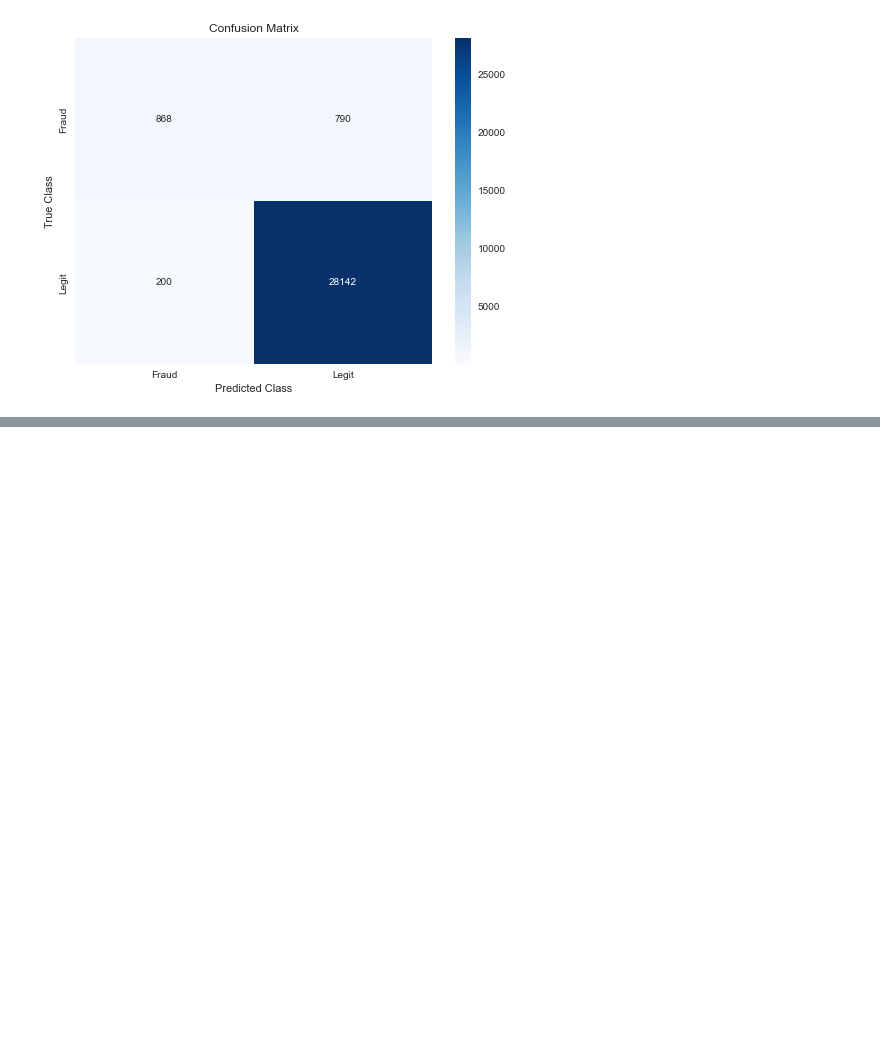
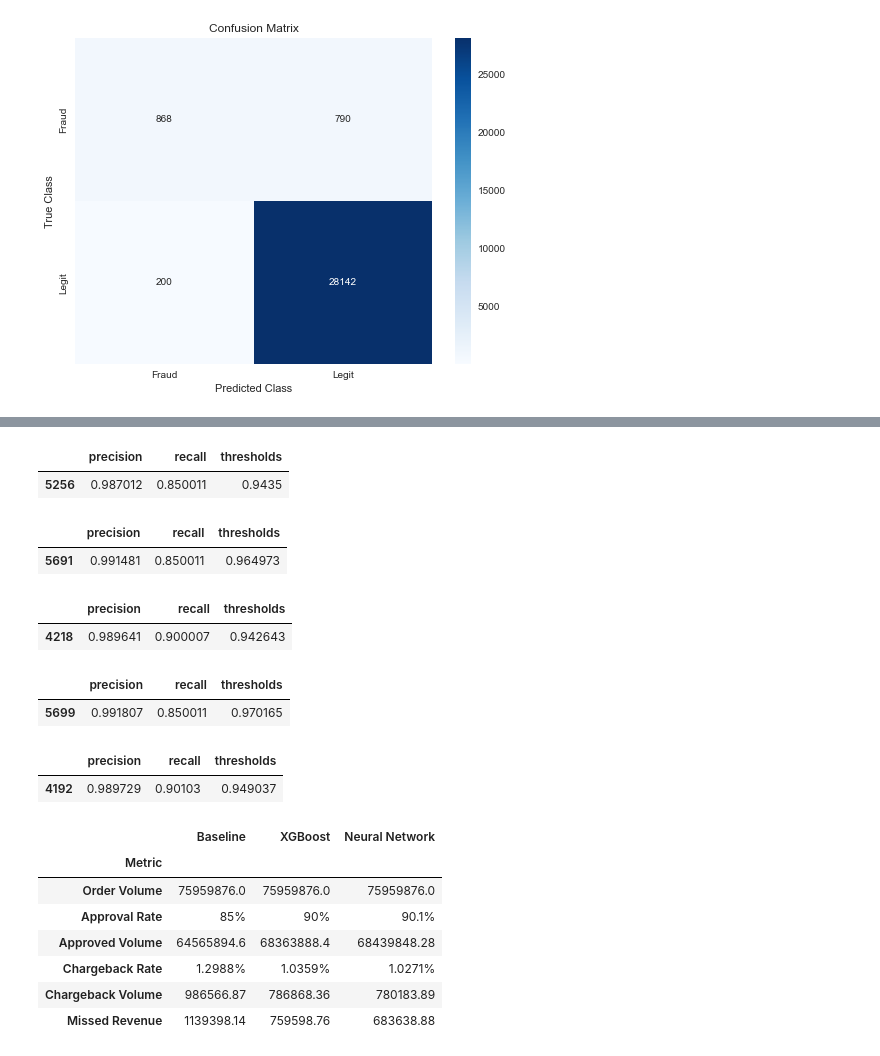
Before and after one commit to feifeikong/Fraud_Detection_Capstone, a Jupyter notebook: Capstone 3 - Preprocessing & Modeling.ipynb, the cells around one changed output, grey strips where cells are left out. Saved outputs shown, nothing was run; the diff lists cells and outputs as text; code cells hidden in the pictures; blank space fills up the shorter version.

Commit message:
added baseline model, business impact/comparison of models

```diff
--- a/Capstone 3 - Preprocessing & Modeling.ipynb
+++ b/Capstone 3 - Preprocessing & Modeling.ipynb
@@ -376,0 +447,8 @@ plt.show()
+# %%
+#baseline model - approve 85% of the orders, calculate chargebacks
+#find threshold where recall = 0.85
+
+base_pred[base_pred.recall >= 0.85].head(1)
+# %% [output]
+|  | precision | recall | thresholds |
+| 5256 | 0.987012 | 0.850011 | 0.9435 |
@@ -376,0 +459,5 @@ plt.show()
+# %%
+model_compare = pd.DataFrame()
+
+model_compare['Metric'] = ['Order Volume', 'Approval Rate', 'Approved Volume', 'Chargeback Rate', 'Chargeback Volume', 'Missed Revenue']
+model_compare['Baseline'] = [X_test.transaction_amt.sum(), '85%', round(X_test.transaction_amt.sum()*0.85, 2), '1.2988%', round(X_test.transaction_amt.sum()*0.012988, 2), round(X_test.transaction_amt.sum()*0.015, 2)]
@@ -376,0 +475,19 @@ plt.show()
+# %%
+#find threshold where recall = 0.85 and compare precision
+
+xgb_pred[xgb_pred.recall >= 0.85].head(1)
+# %% [output]
+|  | precision | recall | thresholds |
+| 5691 | 0.991481 | 0.850011 | 0.964973 |
+# %%
+#increase recall to 0.9
+
+xgb_pred[xgb_pred.recall >= 0.9].head(1)
+# %% [output]
+|  | precision | recall | thresholds |
+| 4218 | 0.989641 | 0.900007 | 0.942643 |
+# %%
+#chargeback rate is 1.0359% at recall = 0.9
+#add to comparison dataframe
+
+model_compare['XGBoost'] = [X_test.transaction_amt.sum(), '90%', round(X_test.transaction_amt.sum()*0.9, 2), '1.0359%', round(X_test.transaction_amt.sum()*0.010359, 2), round(X_test.transaction_amt.sum()*0.01, 2)]
@@ -376,0 +505,30 @@ plt.show()
+# %%
+#find threshold where recall = 0.85 and compare precision
+
+nn_pred[nn_pred.recall >= 0.85].head(1)
+# %% [output]
+|  | precision | recall | thresholds |
+| 5699 | 0.991807 | 0.850011 | 0.970165 |
+# %%
+#increase recall to 0.901
+
+nn_pred[nn_pred.recall >= 0.901].head(1)
+# %% [output]
+|  | precision | recall | thresholds |
+| 4192 | 0.989729 | 0.90103 | 0.949037 |
+# %%
+#chargeback rate is 1.0271% at recall = 0.901
+#add to comparison dataframe
+
+model_compare['Neural Network'] = [X_test.transaction_amt.sum(), '90.1%', round(X_test.transaction_amt.sum()*0.901, 2), '1.0271%', round(X_test.transaction_amt.sum()*0.010271, 2), round(X_test.transaction_amt.sum()*0.009, 2)]
+# %%
+model_compare.set_index('Metric')
+# %% [output]
+|  | Baseline | XGBoost | Neural Network |
+| Metric |  |  |  |
+| Order Volume | 75959876.0 | 75959876.0 | 75959876.0 |
+| Approval Rate | 85% | 90% | 90.1% |
+| Approved Volume | 64565894.6 | 68363888.4 | 68439848.28 |
+| Chargeback Rate | 1.2988% | 1.0359% | 1.0271% |
+| Chargeback Volume | 986566.87 | 786868.36 | 780183.89 |
+| Missed Revenue | 1139398.14 | 759598.76 | 683638.88 |
```
Also changed, not shown: parts of 34 cells of this notebook.
